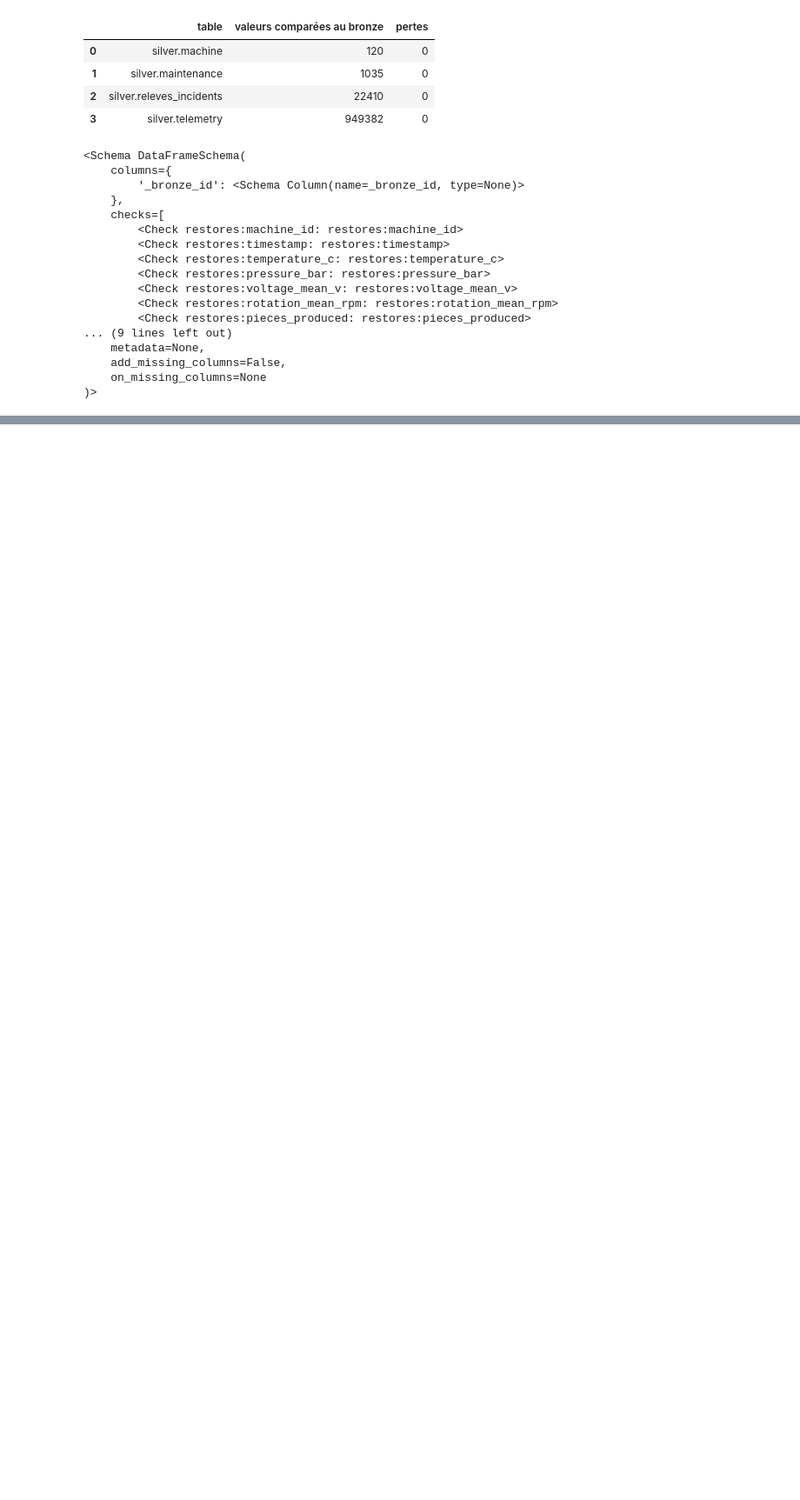
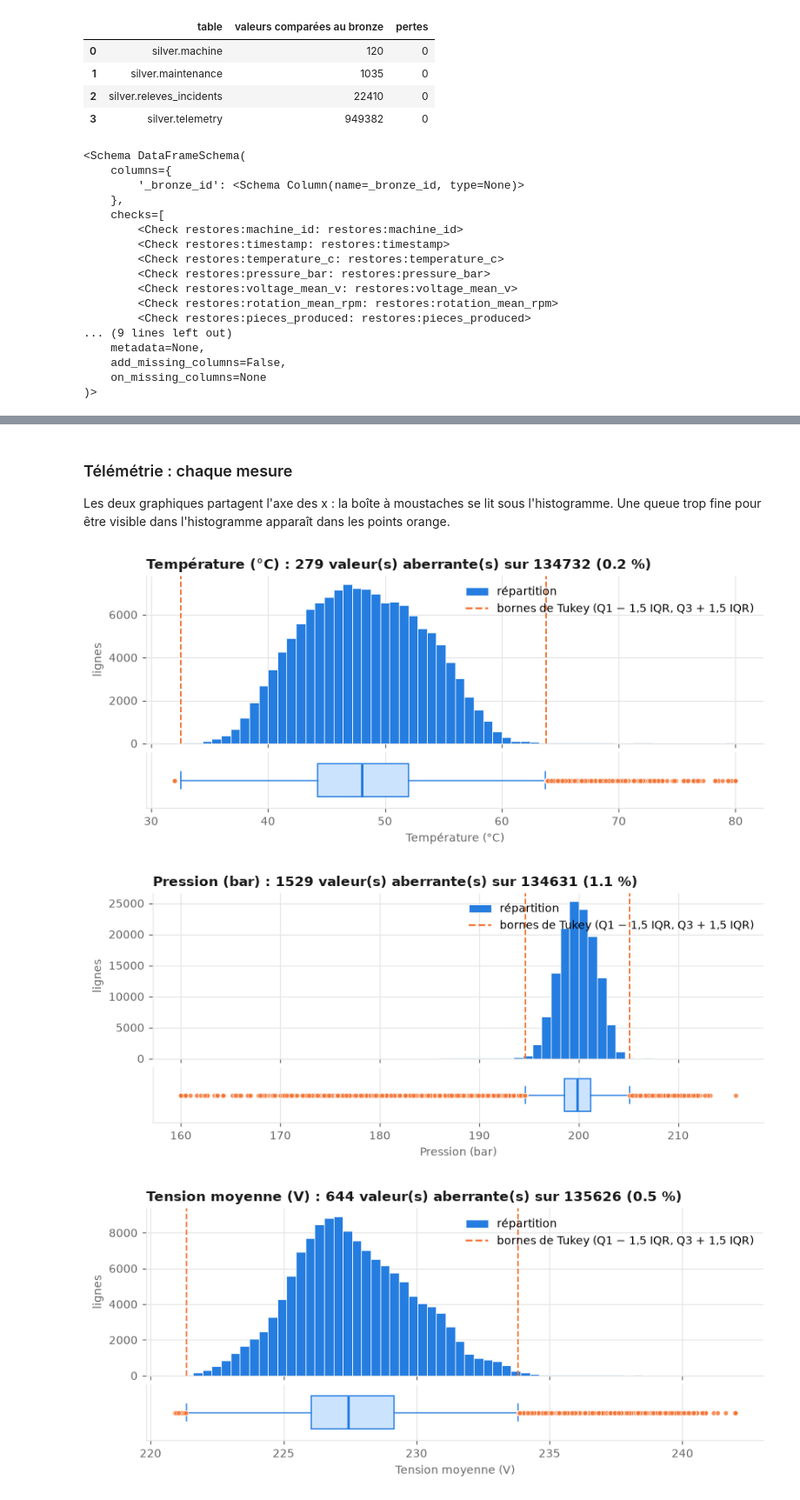
Before and after one commit to Xeliphmede/indusense, a Jupyter notebook: silver.ipynb, the cells around one changed output, grey strips where cells are left out. Shown at 87% size. Saved outputs shown, nothing was run; the diff lists cells and outputs as text; code cells hidden in the pictures; blank space fills up the shorter version.

```diff
--- a/silver.ipynb
+++ b/silver.ipynb
@@ -340,0 +490,16 @@ pd.DataFrame([vars(e) for e in validate_fidelity(contracts["telemetry.json"], fr
+# %%
+MEASURES = {"temperature_c": "Température (°C)", "pressure_bar": "Pression (bar)",
+            "voltage_mean_v": "Tension moyenne (V)", "rotation_mean_rpm": "Rotation moyenne (tr/min)",
+            "pieces_produced": "Pièces produites par heure"}
+summary = pd.concat([
+    anomaly_summary(telemetry, list(MEASURES)).assign(table="telemetry"),
+    anomaly_summary(maintenance, ["duration_hours"]).assign(table="maintenance"),
+    anomaly_summary(incidents, ["severity"]).assign(table="releves_incidents"),
+])
+display(summary.round(2))
+
+frames = {"telemetry": telemetry, "maintenance": maintenance, "releves_incidents": incidents, "machine": machine}
+pd.DataFrame([{"table": c["target"]["table"], "clé naturelle": ", ".join(c["target"]["natural_key"]),
+               "lignes": len(frames[c["target"]["table"]]),
+               "lignes en double sur la clé": duplicate_keys(frames[c["target"]["table"]], c["target"]["natural_key"])}
+              for c in contracts.values()])
@@ -340,0 +521,12 @@ pd.DataFrame([vars(e) for e in validate_fidelity(contracts["telemetry.json"], fr
+# %% [markdown]
+### Télémétrie : chaque mesure
+
+Les deux graphiques partagent l'axe des x : la boîte à moustaches se lit sous l'histogramme. Une queue trop fine
+pour être visible dans l'histogramme apparaît dans les points orange.
+# %%
+for column, label in MEASURES.items():
+    distribution(telemetry[column], label)
+# %% [output]
+[figure, added]
+[figure, added]
+[figure, added]
```
Also changed, not shown: parts of 24 cells of this notebook, 12 other files.
